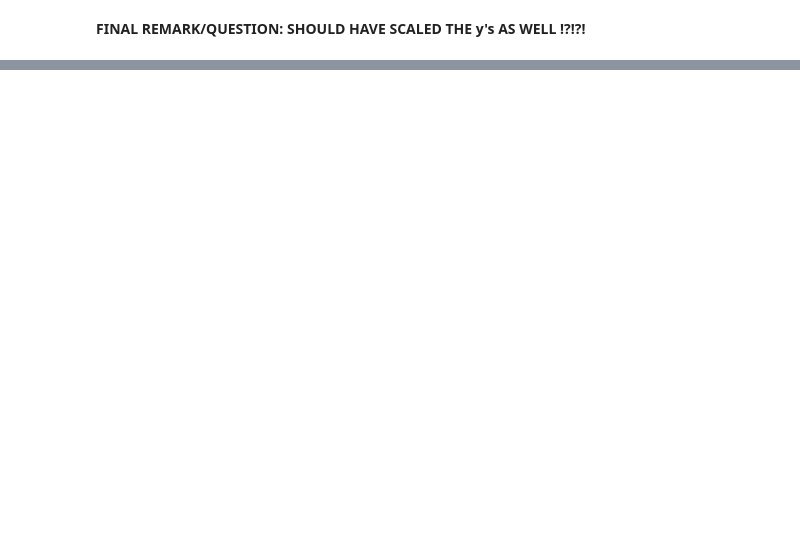
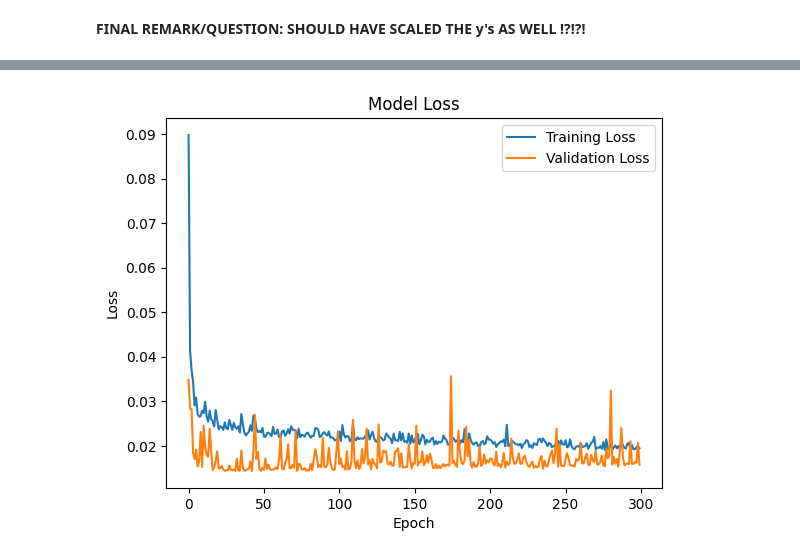
Before and after one commit to jonfoong/LW_chicago_crime_pred, a Jupyter notebook: notebooks/marko/RNN_model.ipynb, the cells around one changed output, grey strips where cells are left out. Saved outputs shown, nothing was run; the diff lists cells and outputs as text; code cells hidden in the pictures; blank space fills up the shorter version.

```diff
--- a/notebooks/marko/RNN_model.ipynb
+++ b/notebooks/marko/RNN_model.ipynb
@@ -307,0 +385,18 @@ __FINAL REMARK/QUESTION: SHOULD HAVE SCALED THE y's AS WELL !?!?!__
+# %%
+# NN Architecture (CNN + RNN + Dense)
+
+model = Sequential()
+
+model.add(layers.Conv1D( filters=64, kernel_size=52, input_shape=(52, 1) ) )
+#model.add(layers.MaxPool1D(pool_size=2 ) )
+
+model.add(layers.GRU(units=64, activation='relu'
+                     #, return_sequences=True
+                    ))
+#model.add(Dropout(0.2))
+
+#model.add(layers.Dense(20, activation="relu"))
+model.add(layers.Dense(16, activation="relu"))
+model.add(layers.Dense(1, activation="linear"))
+
+model.summary()
@@ -307,0 +419,18 @@ __FINAL REMARK/QUESTION: SHOULD HAVE SCALED THE y's AS WELL !?!?!__
+# %%
+#compile
+
+model.compile(loss='mae',
+              optimizer=Adam(learning_rate=0.001))
+
+# es
+
+#es = EarlyStopping(patience=0, restore_best_weights=True)
+
+#fit
+
+history=model.fit(X_train_scaled, y_train_scaled, epochs=300, verbose=0, batch_size= 16 ,validation_data=(X_val_scaled,y_val_scaled)
+                  #, callbacks=[es]
+                 )
+
+# and predict
+y_pred=model.predict(X_test_scaled)
@@ -307,0 +439,10 @@ __FINAL REMARK/QUESTION: SHOULD HAVE SCALED THE y's AS WELL !?!?!__
+# %%
+plt.plot(history.history['loss'], label='Training Loss')
+plt.plot(history.history['val_loss'], label='Validation Loss')
+plt.title('Model Loss')
+plt.xlabel('Epoch')
+plt.ylabel('Loss')
+plt.legend(loc='upper right')
+plt.show()
+# %% [output]
+[figure, added]
```
Also changed, not shown: parts of 15 cells of this notebook, 3 other files.
